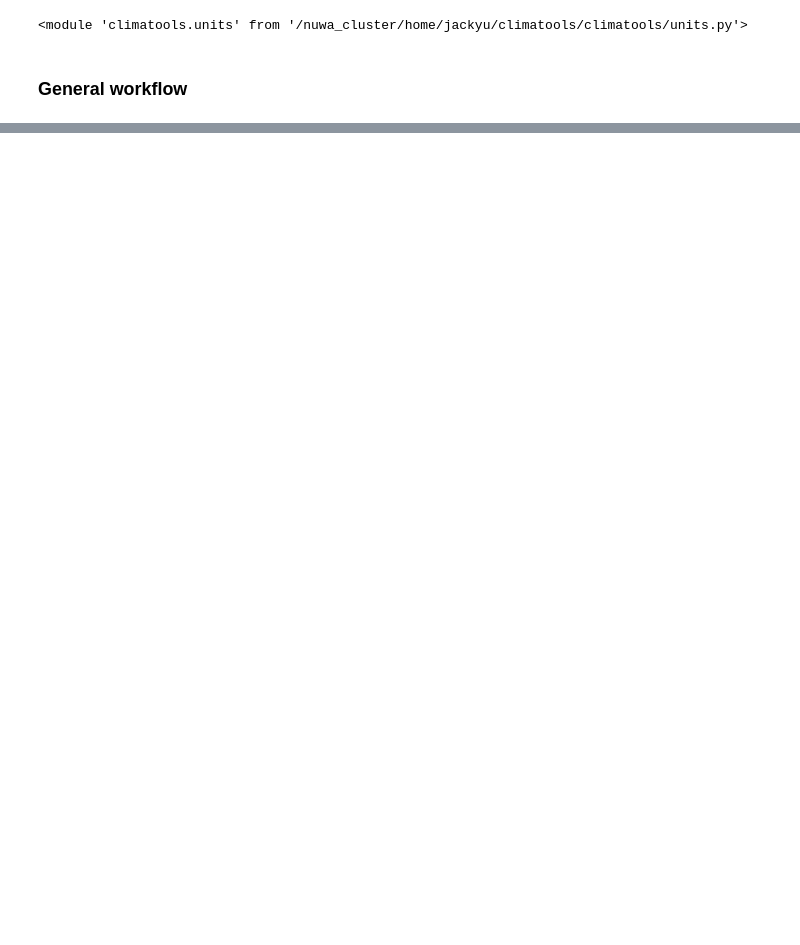
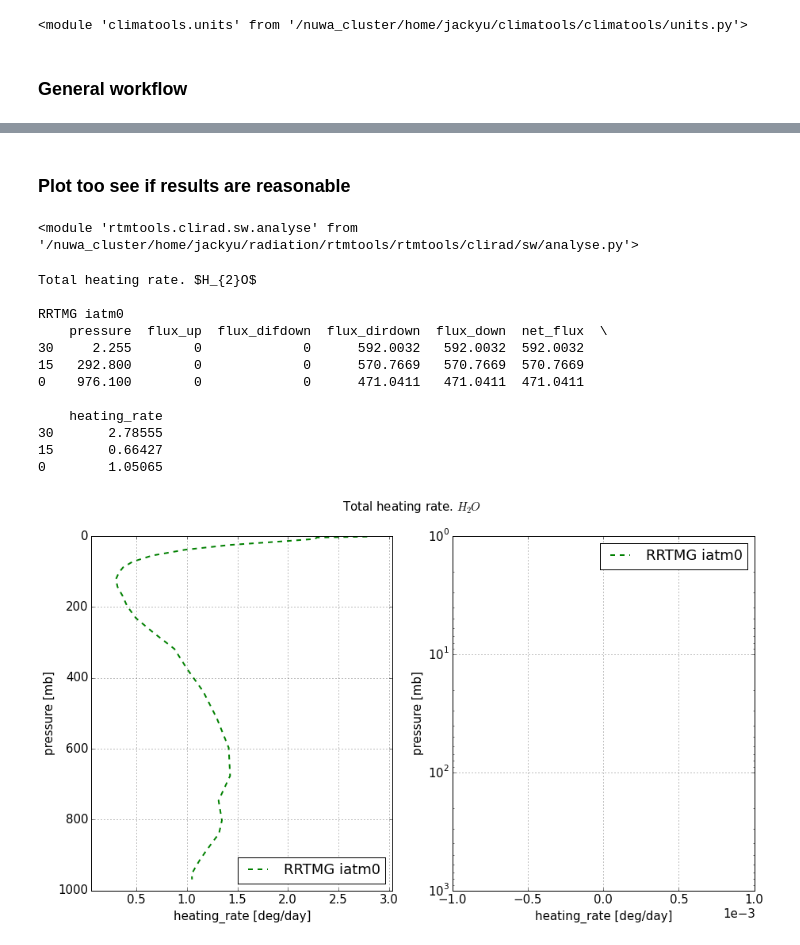
Before and after one commit to qAp/offline_radiation_notebooks, a Jupyter notebook: rrtmg_aerosol/workflow.ipynb, the cells around one changed output, grey strips where cells are left out. Cells and saved outputs as stored; diff of their text form; code cells hidden in the pictures; blank space fills up the shorter version.

Commit message:
ran rrtmg-sw column model with iatm=0 for sample mid-latitude column from CAM history

```diff
--- a/rrtmg_aerosol/workflow.ipynb
+++ b/rrtmg_aerosol/workflow.ipynb
@@ -321,0 +343,31 @@ True
+# %% [markdown]
+### Plot too see if results are reasonable
+# %%
+from IPython import display
+
+import matplotlib.pyplot as plt
+
+import rtmtools.lblrtm.aerutils as aerutils
+import rtmtools.lblrtm.aeranalyse as aeranalyse
+import rtmtools.lblrtm.visualisation as viz
+import rtmtools.rrtmg.sw.wrangle as rrtmgwrangle
+import rtmtools.rrtmg.sw.analyse as rrtmganalyse
+import rtmtools.clirad.sw.wrangle as cliradwrangle
+import rtmtools.clirad.sw.analyse as cliradanalyse
+
+
+imp.reload(aerutils)
+imp.reload(aeranalyse)
+imp.reload(viz)
+
+imp.reload(rrtmgwrangle)
+imp.reload(rrtmganalyse)
+imp.reload(cliradwrangle)
+imp.reload(cliradanalyse)
+# %% [output]
+<module 'rtmtools.clirad.sw.analyse' from '/nuwa_cluster/home/jackyu/radiation/rtmtools/rtmtools/clirad/sw/analyse.py'>
+# %%
+pnl_rrtmg_iatm0 = rrtmgwrangle.\
+                  OUTPUT_RRTM_to_pandasPanel(readfrom='OUTPUT_RRTM',
+                                             cooling_rate=False,
+                                             signed_fluxes=True)
@@ -321,0 +427,16 @@ True
+# %%
+plot_total_heating_rates(infos_wavenumber=[('RRTMG iatm0', 'g', '--', pnl_rrtmg_iatm0)])
+# %% [output]
+Total heating rate. $H_{2}O$
+
+RRTMG iatm0
+    pressure  flux_up  flux_difdown  flux_dirdown  flux_down  net_flux  \
+30     2.255        0             0      592.0032   592.0032  592.0032
+15   292.800        0             0      570.7669   570.7669  570.7669
+0    976.100        0             0      471.0411   471.0411  471.0411
+
+    heating_rate
+30       2.78555
+15       0.66427
+0        1.05065
+[figure, added]
```
Also changed, not shown: parts of 42 cells of this notebook.
